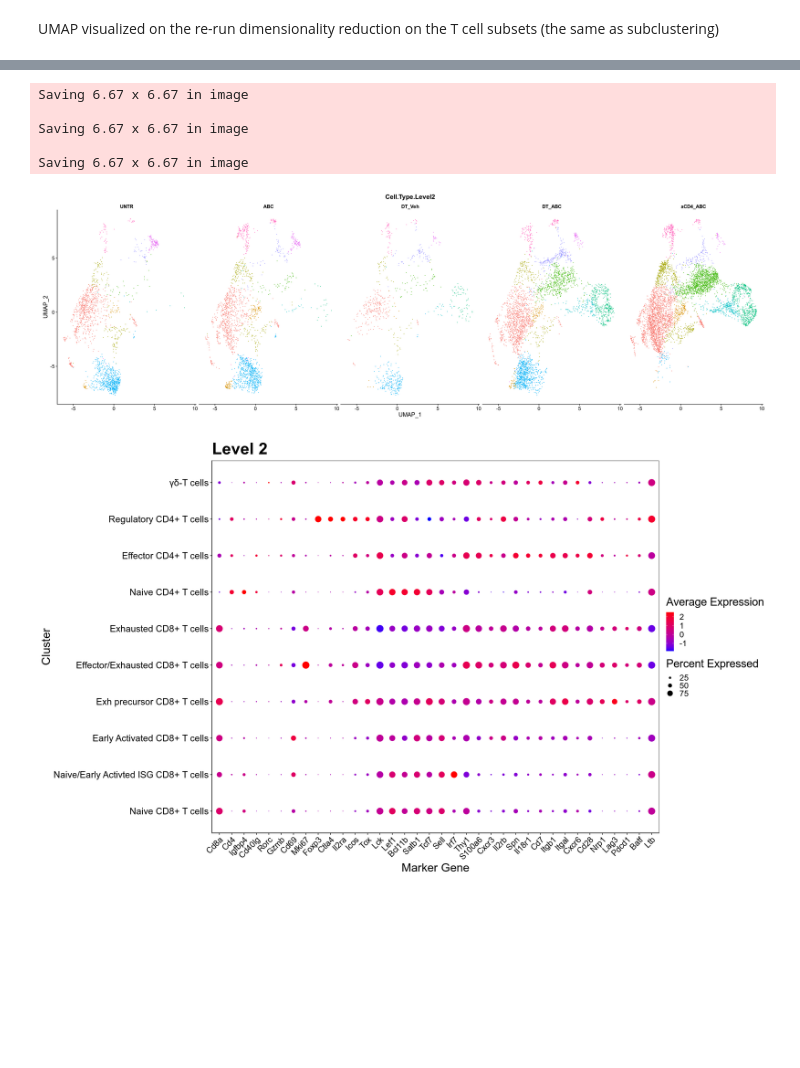
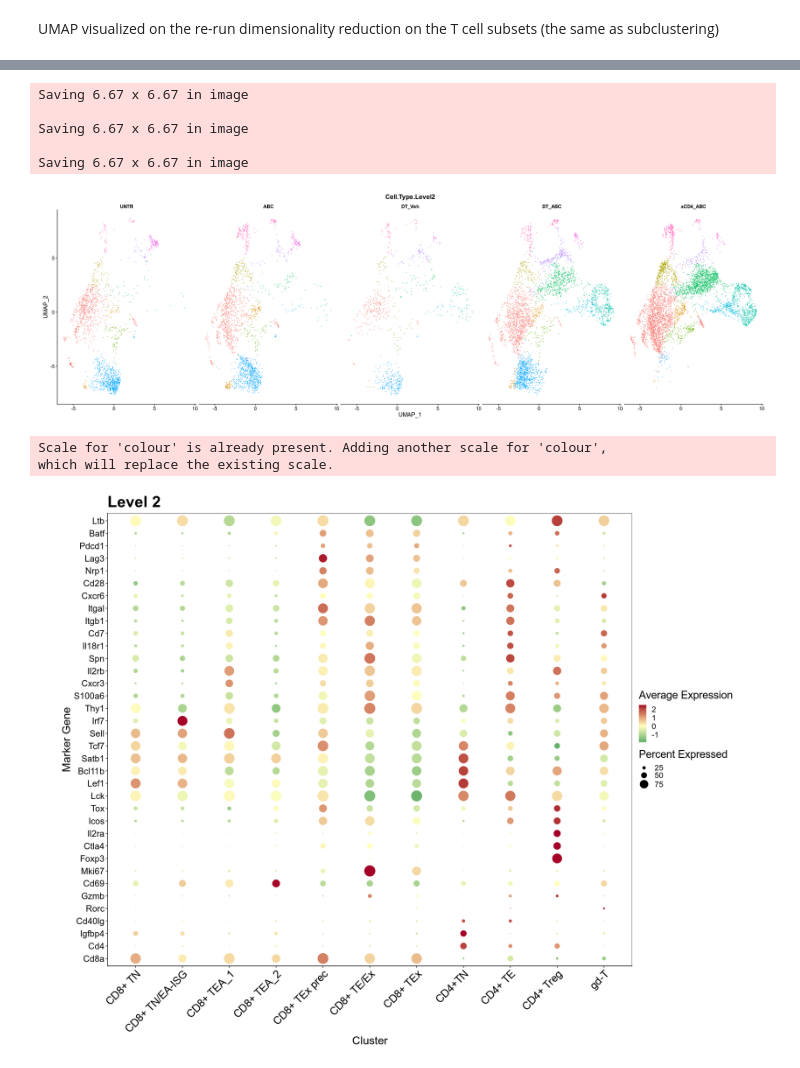
Before and after one commit to hmbaghdassarian/norcross_abc, a Jupyter notebook: notebooks/01_process_data/01Bii_CellType_Annotation_round2.ipynb, the cells around one changed output, grey strips where cells are left out. Drawn from its saved outputs; the diff is of its cells as text; code cells hidden in the pictures; blank space fills up the shorter version.

```diff
--- a/notebooks/01_process_data/01Bii_CellType_Annotation_round2.ipynb
+++ b/notebooks/01_process_data/01Bii_CellType_Annotation_round2.ipynb
@@ -94,6 +94,8 @@ subcluster<-function(so, cluster_label, resolution = 0.5, n_pcs_test = 100, clus
     return(res)
 
 }
+# %%
+md<-abc.integrated@meta.data
 # %% [markdown]
 Cluster 22:
 # %%
@@ -537,7 +524,7 @@ h_ = 8
 w_ = 10
 options(repr.plot.height=h_, repr.plot.width=w_)
 
-g1 <- DimPlot(abc.integrated, reduction = "umap", group.by = "Cell.Type.Level1", shuffle = T, label = T)+
+g1 <- DimPlot(abc.integrated, reduction = "umap", group.by = "Cell.Type.Level1", shuffle = T, label = F)+
 ggtitle('Cell Type')
 
 for (ext in c('.svg', '.png', '.pdf')){ggsave(paste0(data_path, 'figures/processing/',
@@ -583,11 +570,17 @@ theme = theme(panel.background = element_blank(),
           axis.title=element_text(size=23), legend.text=element_text(size=16),
          legend.title=element_text(size=22), axis.text.y = element_text(size = 18),
               legend.key = element_blank(),
-             axis.text.x = element_text(size = 16))
+             axis.text.x = element_text(size = 22), plot.margin = margin(10, 10, 10, 50))
+
+green_hex = brewer.pal(n = 11, name ='RdYlGn')[[10]]
+yellow_hex = brewer.pal(n=11, name = 'RdYlBu')[[6]]
+red_hex = brewer.pal(n=11, name = 'RdYlBu')[[1]]
+
 suppressWarnings({
     g3<-DotPlot(abc.integrated, features = markers, cols = c('blue', 'red'), assay = 'RNA',
-                cluster.idents = F, scale = T) +
-    RotatedAxis()+
+                cluster.idents = F,
+                dot.scale = 10, scale = T) +
+    RotatedAxis()+coord_flip()+scale_color_gradient2(low = green_hex, mid = yellow_hex, high = red_hex)+
     xlab('Marker Gene') + ylab('Cluster') + theme + ggtitle("Level 1")
 })
 
@@ -607,7 +602,7 @@ h_ = 8
 w_ = 10
 options(repr.plot.height=h_, repr.plot.width=w_)
 
-g4 <- DimPlot(abc.tcells, reduction = "umap", group.by = "Cell.Type.Level2", shuffle = T, label = T)+
+g4 <- DimPlot(abc.tcells, reduction = "umap", group.by = "Cell.Type.Level2", shuffle = T, label = F)+
 ggtitle('Cell Type')
 
 
@@ -653,38 +635,47 @@ Saving 6.67 x 6.67 in image
 Saving 6.67 x 6.67 in image
 
 Saving 6.67 x 6.67 in image
-[figure, old version]
+[figure, new version]
 # %%
 markers<-openxlsx::read.xlsx(paste0(data_path, 'interim/canonical_markers_Tcell.xlsx'))$gene
 markers<-unname(sapply(markers, function(x) paste0(toupper(substr(x, 1, 1)), tolower(substr(x, 2, nchar(x))), sep="")))
 markers<-unique(markers)
 # %%
-h_ = 12
+h_ = 16
 w_ = 20
 options(repr.plot.height=h_, repr.plot.width=w_)
 
 Idents(abc.tcells)<-'Cell.Type.Level2'
+
 theme = theme(panel.background = element_blank(),
               panel.border = element_rect(colour = 'black', fill = 'NA'),
          text = element_text(size=28), panel.spacing = unit(1.15, "lines"),
           axis.title=element_text(size=23), legend.text=element_text(size=16),
          legend.title=element_text(size=22), axis.text.y = element_text(size = 18),
               legend.key = element_blank(),
-             axis.text.x = element_text(size = 16))
+             axis.text.x = element_text(size = 22), plot.margin = margin(10, 10, 10, 50))
+
+green_hex = brewer.pal(n = 11, name ='RdYlGn')[[10]]
+yellow_hex = brewer.pal(n=11, name = 'RdYlBu')[[6]]
+red_hex = brewer.pal(n=11, name = 'RdYlBu')[[1]]
+
 suppressWarnings({
     g6<-DotPlot(abc.tcells, features = markers, cols = c('blue', 'red'), assay = 'RNA',
-                cluster.idents = F, scale = T) +
-    RotatedAxis()+
+                cluster.idents = F,
+                dot.scale = 10, scale = T) +
+    RotatedAxis()+coord_flip()+scale_color_gradient2(low = green_hex, mid = yellow_hex, high = red_hex)+
     xlab('Marker Gene') + ylab('Cluster') + theme + ggtitle("Level 2")
 })
 
 
 suppressWarnings({
     for (ext in c('.svg', '.png', '.pdf')){ggsave(paste0(data_path, 'figures/processing/',
                                                      'dotplot_level2', ext), g6,
                                              height = h_, width = w_)}
 })
 
 g6
 # %% [output]
+Scale for 'colour' is already present. Adding another scale for 'colour',
+which will replace the existing scale.
-[figure, old version]
+[figure, new version]
```
Also changed, not shown: parts of 10 cells of this notebook, 3 other files.
